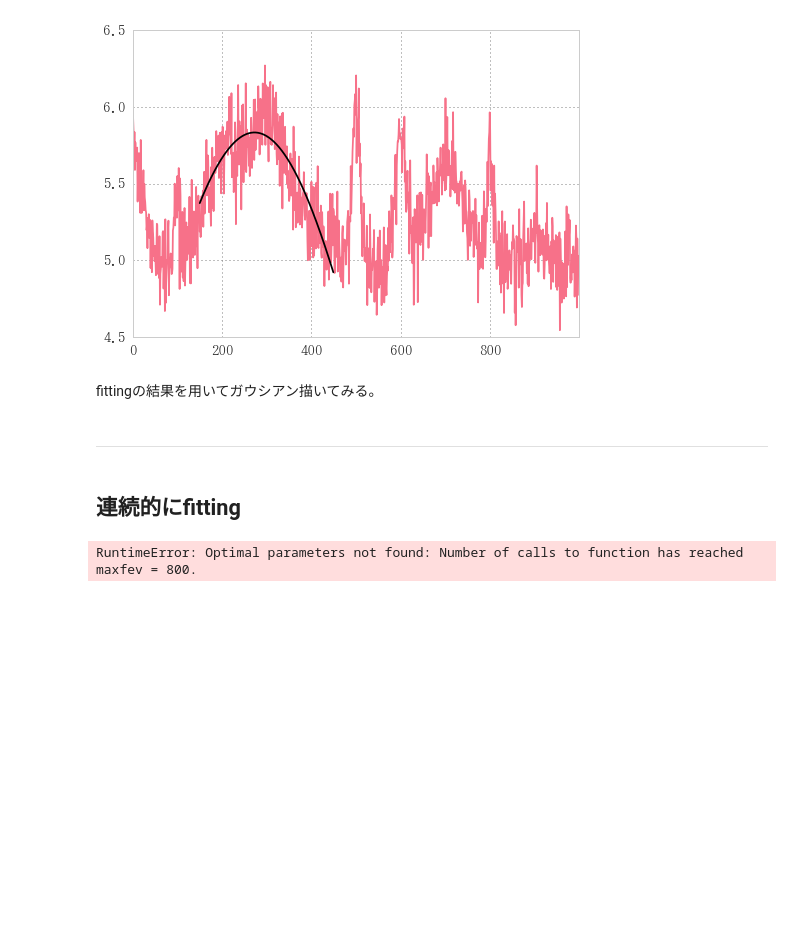
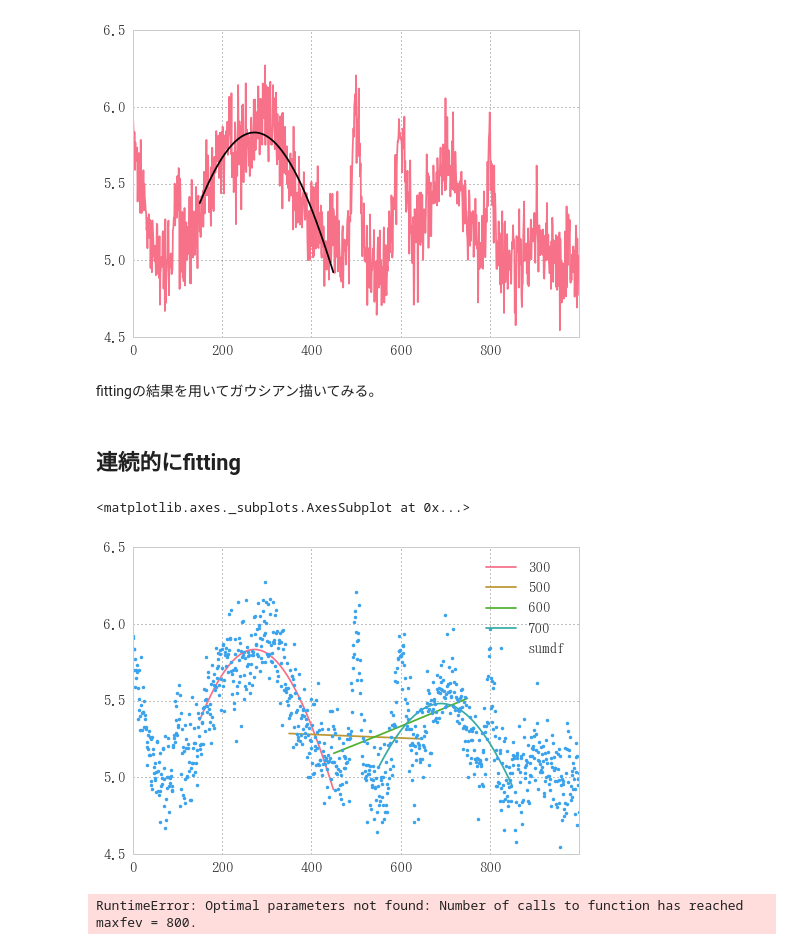
Before and after one commit to u1and0/SAtraceFit, a Jupyter notebook: fit_lab/fit_lab.ipynb, the cells around one changed output. Cells and saved outputs as stored; diff of their text form; code cells hidden in the pictures; blank space fills up the shorter version.

```diff
--- a/fit_lab/fit_lab.ipynb
+++ b/fit_lab/fit_lab.ipynb
@@ -275,7 +275,7 @@ plt.plot(fitx, fity)
 [<matplotlib.lines.Line2D at 0x...>]
 [figure]
 # %%
-popt, pcov = curve_fit(gauss, fitx, fity, p0=param)
+popt, _pcov = curve_fit(gauss, fitx, fity, p0=param)
 print('a, mu, si = ', popt)
 # %% [output]
 a, mu, si =  [   5.33304014  272.51733965  288.27265293]
@@ -291,10 +291,25 @@ plt.plot(fitx, choice(gg, *ch), 'k-')
 [figure]
 # %% [markdown]
 fittingの結果を用いてガウシアン描いてみる。
-# %% [markdown]
-___
 # %% [markdown]
 ## 連続的にfitting
+# %%
+fitting_list = (300, 500, 600, 700)  # 目測どのあたりに波があるか
+fitdf=pd.DataFrame(np.empty(1000))
+for i in fitting_list:
+    param = (a, mu, si) = 5, i, 3
+    ch = (i, 300)
+    fitx, fity = choice(sumdf.index, *ch), choice(sumdf, *ch)
+    popt, _pcov = curve_fit(gauss, fitx, fity, p0=param, maxfev = 10000)
+    gg = gauss(sumdf.index,*popt)
+    fitdf[i] = pd.DataFrame(choice(gg, *ch), index=fitx)
+del fitdf[0]
+# %%
+fitdf['sumdf'] = sumdf
+fitdf.plot(style = ['-', '-', '-', '-', '.'])
+# %% [output]
+<matplotlib.axes._subplots.AxesSubplot at 0x...>
+[figure, added]
 # %%
 fit=lambda df: curve_fit(gauss, x[:-1], df['0.0'], p0=(a, mu, si))
 # %%
```
Also changed, not shown: 8 other files.
